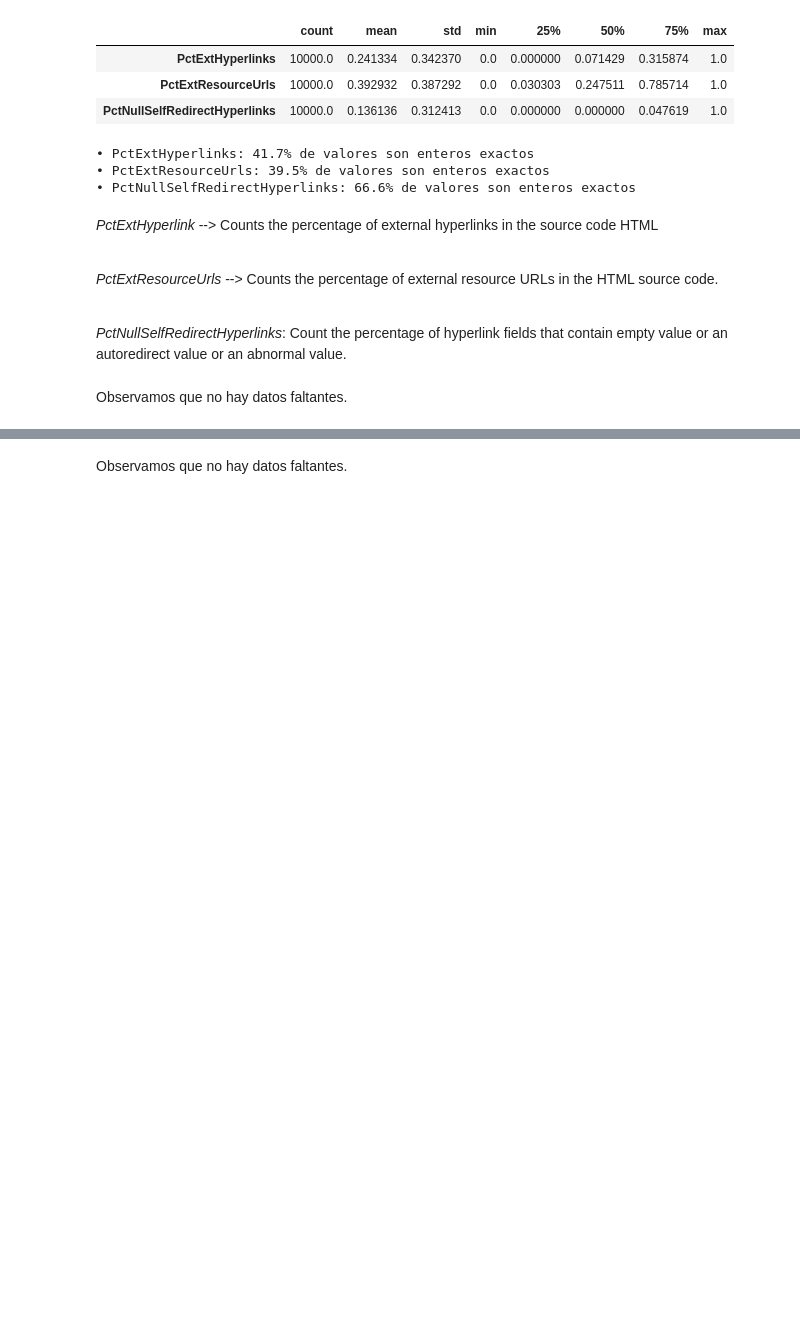
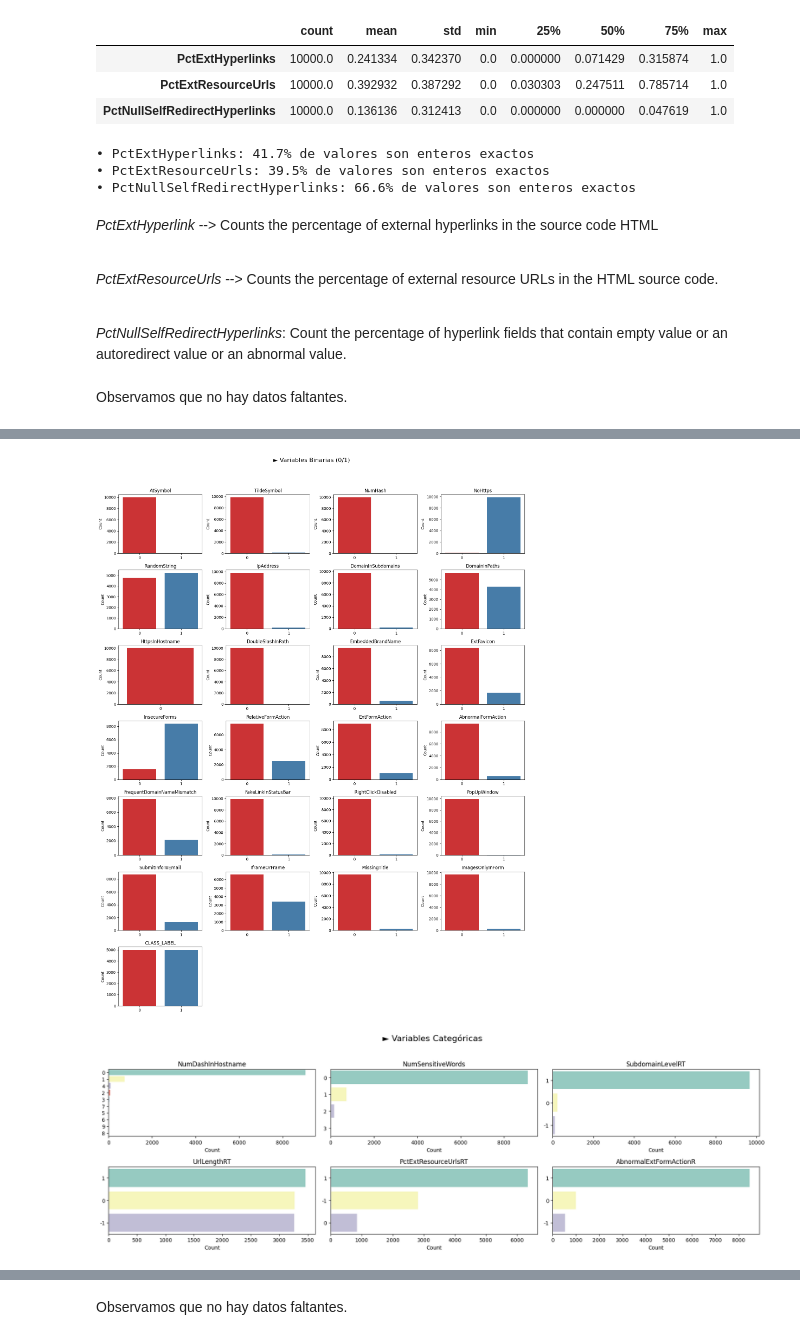
Before and after one commit to Emma-Ok/Phishing-Detection-ML, a Jupyter notebook: Exploring_Data.ipynb, the cells around one changed output, grey strips where cells are left out. Drawn from its saved outputs; the diff is of its cells as text; code cells hidden in the pictures; blank space fills up the shorter version.

Commit message:
data exploration & possible categorization of variables?

```diff
--- a/Exploring_Data.ipynb
+++ b/Exploring_Data.ipynb
@@ -156,0 +290,16 @@ Observamos que no hay datos faltantes.
+# %%
+# Genera el summary
+summary = inspect_column_types(df, max_unique_values=10, show_values=False)
+
+# Separa nombres por tipo
+bin_cols  = summary.query("recommended_type=='binaria'")['column'].tolist()
+cat_cols  = summary.query("recommended_type=='categórica'")['column'].tolist()
+cont_cols = summary.query("recommended_type=='continua'")['column'].tolist()
+
+# 3. Plotea cada grupo con su título
+plot_binary_columns(df,   bin_cols,  n_cols=4, palette='Set1', title='► Variables Binarias (0/1)')
+plot_categorical_columns(df, cat_cols[:6], n_cols=3, palette='Set3', title='► Variables Categóricas')
+plot_continuous_columns(df,  cont_cols[:4], n_cols=2, title='► Variables Continuas')
+# %% [output]
+[figure, added]
+[figure, added]
```
Also changed, not shown: parts of 15 cells of this notebook.
